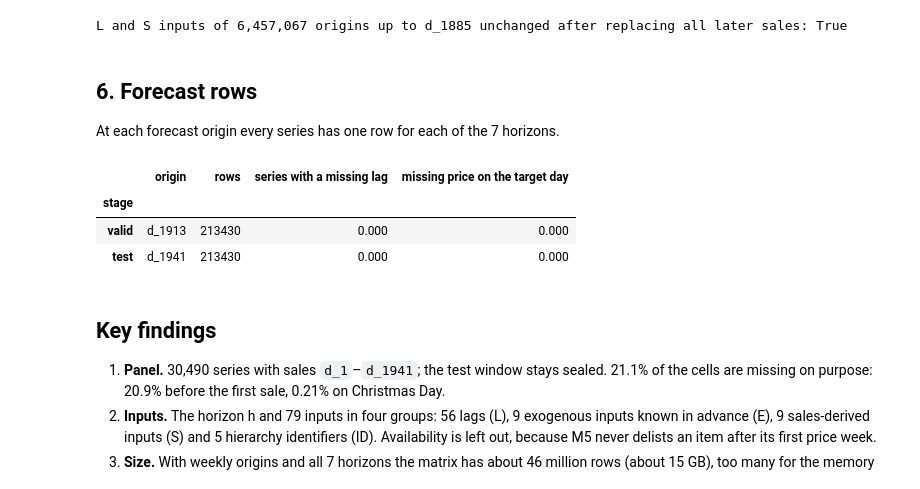
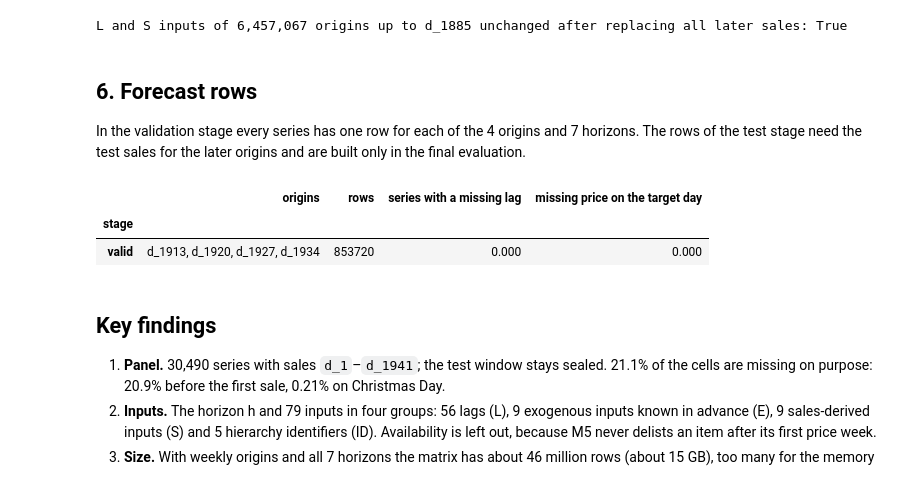
Before and after one commit to jovanailin/masterthesis, a Jupyter notebook: notebooks/02_data_preparation.ipynb, the cells around one changed output. Saved outputs shown, nothing was run; the diff lists cells and outputs as text; code cells hidden in the pictures.

```diff
--- a/notebooks/02_data_preparation.ipynb
+++ b/notebooks/02_data_preparation.ipynb
@@ -271,23 +274,23 @@ L and S inputs of 6,457,067 origins up to d_1885 unchanged after replacing all l
 # %% [markdown]
 ## 6. Forecast rows
 
-At each forecast origin every series has one row for each of the 7 horizons.
+In the validation stage every series has one row for each of the 4 origins and 7 horizons. The rows of the
+test stage need the test sales for the later origins and are built only in the final evaluation.
 # %%
 rows = []
-for stage, T in F.STAGES.items():
+for stage in ["valid"]:
     fs, ft = F.forecast_origins(panel, stage)
     ftable = F.origin_table(panel, fs, ft)
     frows, fh = F.horizon_rows(len(ftable))
     Xf, _, _ = F.design(panel, ftable, fh, target=False, rows=frows)
-    rows.append({"stage": stage, "origin": f"d_{T}", "rows": len(Xf),
+    rows.append({"stage": stage, "origins": ", ".join(f"d_{o}" for o in np.unique(ft)), "rows": len(Xf),
                  "series with a missing lag": Xf[F.LAG_COLS].isna().any(axis=1).mean(),
                  "missing price on the target day": Xf["rel_price"].isna().mean()})
 pd.DataFrame(rows).set_index("stage")
 # %% [output]
-|  | origin | rows | series with a missing lag | missing price on the target day |
+|  | origins | rows | series with a missing lag | missing price on the target day |
 | stage |  |  |  |  |
-| valid | d_1913 | 213430 | 0.000 | 0.000 |
-| test | d_1941 | 213430 | 0.000 | 0.000 |
+| valid | d_1913, d_1920, d_1927, d_1934 | 853720 | 0.000 | 0.000 |
 # %% [markdown]
 ## Key findings
 
```
Also changed, not shown: parts of 1 cell of this notebook, 15 other files.
